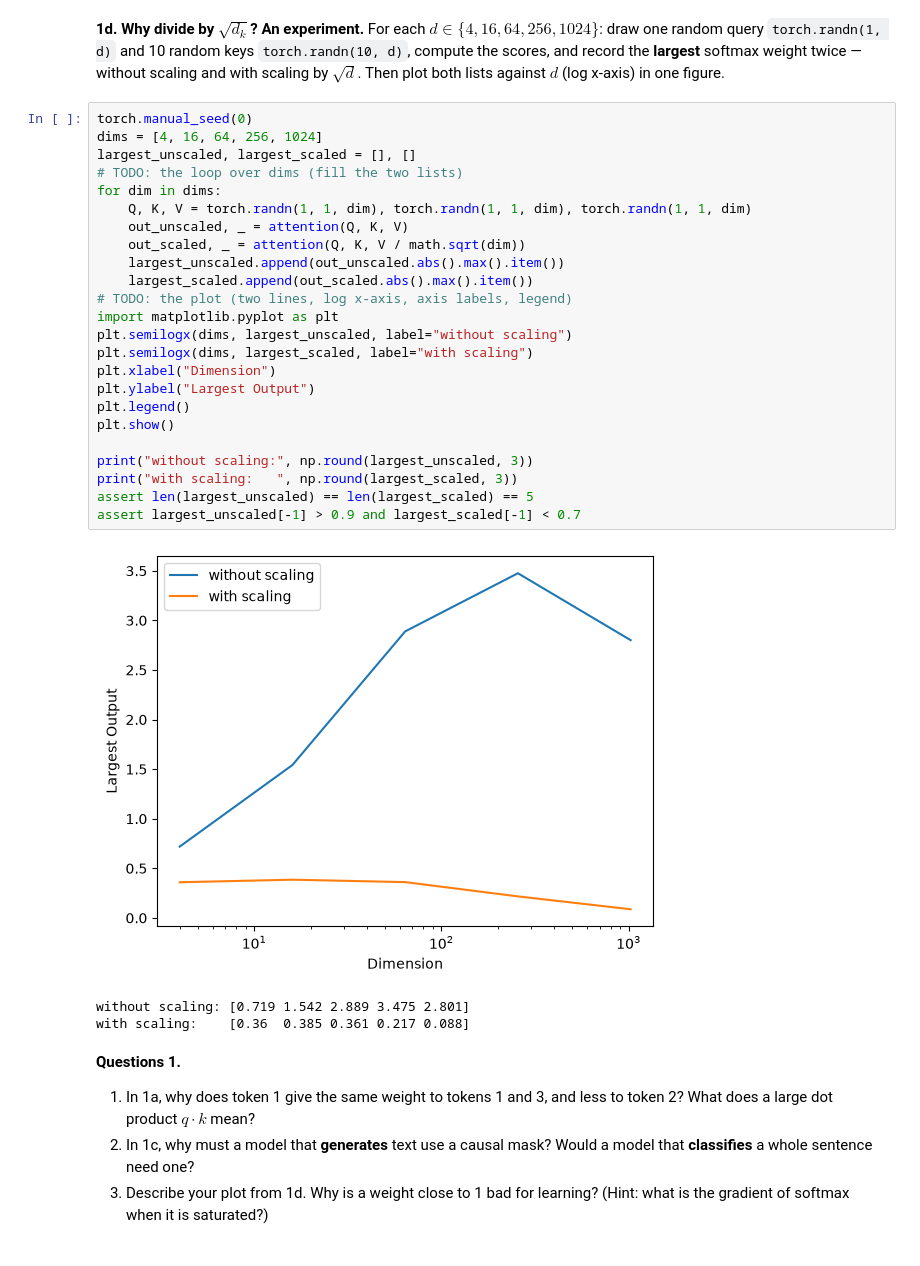
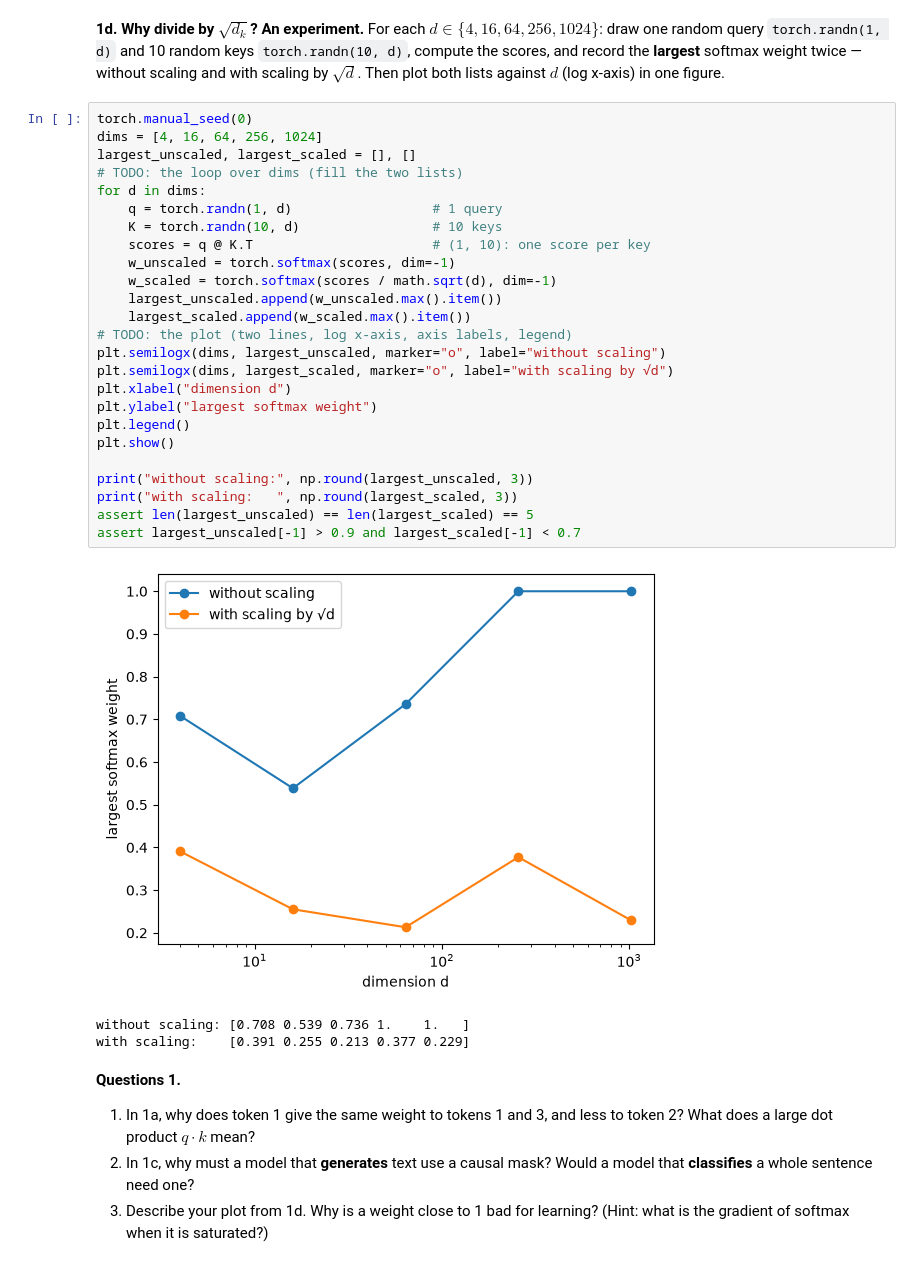
Before and after one commit to nursoulqxw/DL-Fall-26, a Jupyter notebook: week13/CSCI1409_Week11_Homework_8625.ipynb, the cells around one changed output. Saved outputs shown, nothing was run; the diff lists cells and outputs as text.

```diff
--- a/week13/CSCI1409_Week11_Homework_8625.ipynb
+++ b/week13/CSCI1409_Week11_Homework_8625.ipynb
@@ -122,31 +122,32 @@ causal attention matches PyTorch
 # %%
 torch.manual_seed(0)
 dims = [4, 16, 64, 256, 1024]
 largest_unscaled, largest_scaled = [], []
 # TODO: the loop over dims (fill the two lists)
-for dim in dims:
-    Q, K, V = torch.randn(1, 1, dim), torch.randn(1, 1, dim), torch.randn(1, 1, dim)
-    out_unscaled, _ = attention(Q, K, V)
-    out_scaled, _ = attention(Q, K, V / math.sqrt(dim))
-    largest_unscaled.append(out_unscaled.abs().max().item())
-    largest_scaled.append(out_scaled.abs().max().item())
+for d in dims:
+    q = torch.randn(1, d)                  # 1 query
+    K = torch.randn(10, d)                 # 10 keys
+    scores = q @ K.T                       # (1, 10): one score per key
+    w_unscaled = torch.softmax(scores, dim=-1)
+    w_scaled = torch.softmax(scores / math.sqrt(d), dim=-1)
+    largest_unscaled.append(w_unscaled.max().item())
+    largest_scaled.append(w_scaled.max().item())
 # TODO: the plot (two lines, log x-axis, axis labels, legend)
-import matplotlib.pyplot as plt
-plt.semilogx(dims, largest_unscaled, label="without scaling")
-plt.semilogx(dims, largest_scaled, label="with scaling")
-plt.xlabel("Dimension")
-plt.ylabel("Largest Output")
+plt.semilogx(dims, largest_unscaled, marker="o", label="without scaling")
+plt.semilogx(dims, largest_scaled, marker="o", label="with scaling by √d")
+plt.xlabel("dimension d")
+plt.ylabel("largest softmax weight")
 plt.legend()
 plt.show()
 
 print("without scaling:", np.round(largest_unscaled, 3))
 print("with scaling:   ", np.round(largest_scaled, 3))
 assert len(largest_unscaled) == len(largest_scaled) == 5
 assert largest_unscaled[-1] > 0.9 and largest_scaled[-1] < 0.7
 # %% [output]
-[figure, old version]
+[figure, new version]
-without scaling: [0.719 1.542 2.889 3.475 2.801]
-with scaling:    [0.36  0.385 0.361 0.217 0.088]
+without scaling: [0.708 0.539 0.736 1.    1.   ]
+with scaling:    [0.391 0.255 0.213 0.377 0.229]
 # %% [markdown]
 **Questions 1.**
 1. In 1a, why does token 1 give the same weight to tokens 1 and 3, and less to token 2? What does a large dot product $q \cdot k$ mean?
```
Also changed, not shown: parts of 1 cell of this notebook.
